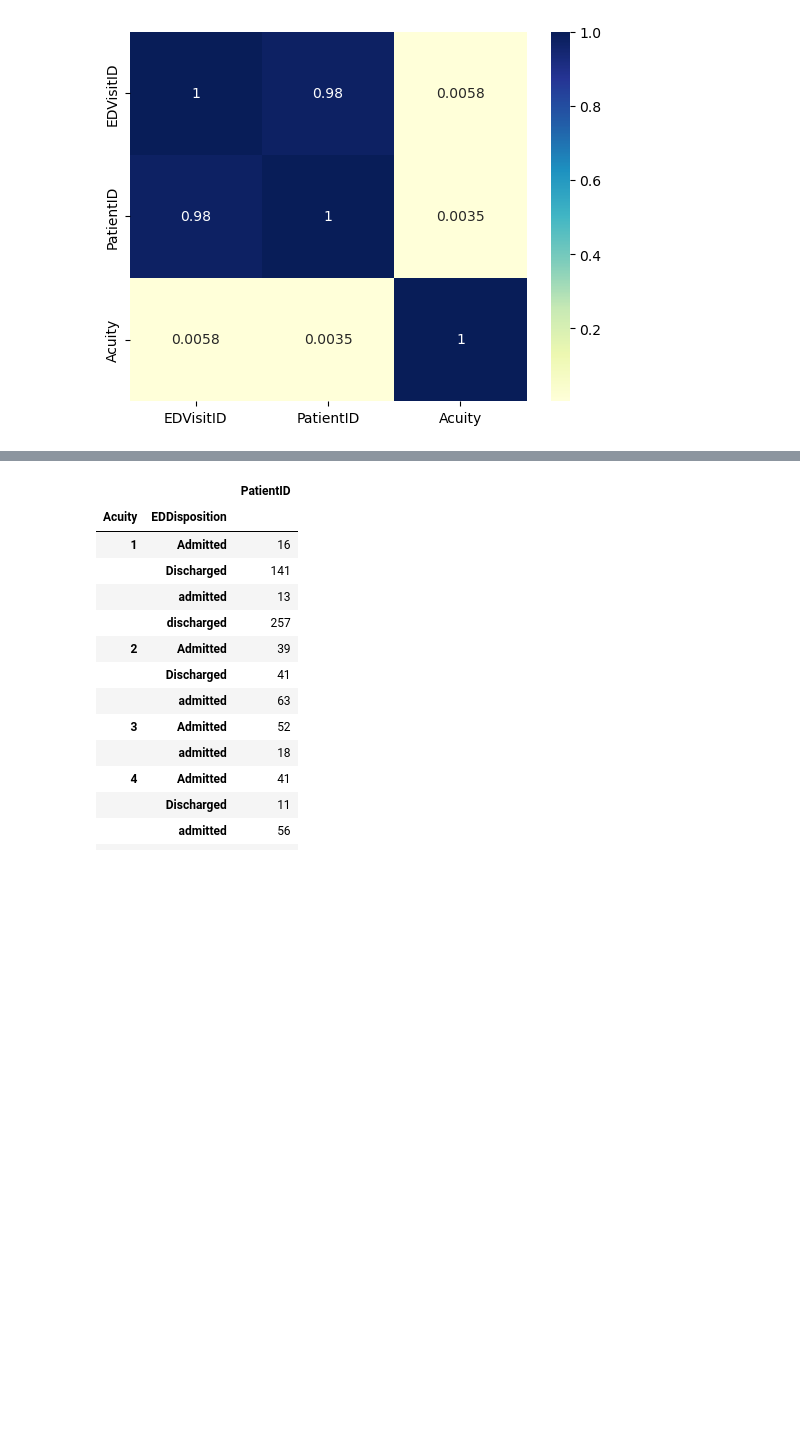
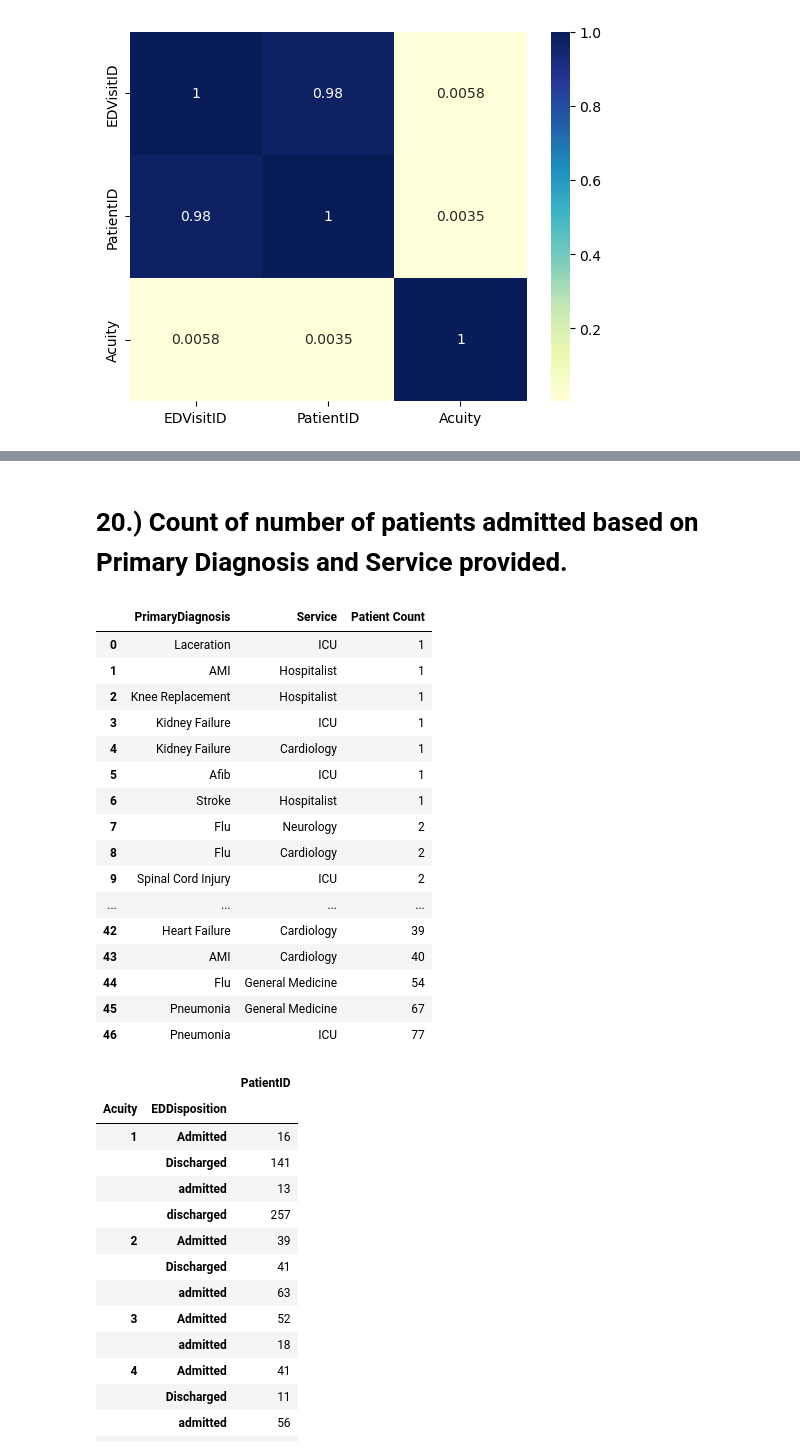
Before and after one commit to fathimadev35/PythonCoders, a Jupyter notebook: PythonCoders-Notebook.ipynb, the cells around one changed output, grey strips where cells are left out. Cells and saved outputs as stored; diff of their text form; code cells hidden in the pictures; blank space fills up the shorter version.

```diff
--- a/PythonCoders-Notebook.ipynb
+++ b/PythonCoders-Notebook.ipynb
@@ -265,3 +472,29 @@ Acuity      0.005813   0.003545  1.000000
+# %% [markdown]
+# 20.) Count of number of patients admitted based on Primary Diagnosis and Service provided.
+# %%
+# Loading Dataset
+df = pd.read_excel('HospitalDatabase.xlsx', sheet_name=3)
+
+# Counting the number of patients
+df[['PrimaryDiagnosis', 'Service']].value_counts(ascending=True).reset_index(name='Patient Count')
+# %% [output]
+|  | PrimaryDiagnosis | Service | Patient Count |
+| 0 | Laceration | ICU | 1 |
+| 1 | AMI | Hospitalist | 1 |
+| 2 | Knee Replacement | Hospitalist | 1 |
+| 3 | Kidney Failure | ICU | 1 |
+| 4 | Kidney Failure | Cardiology | 1 |
+| 5 | Afib | ICU | 1 |
+| 6 | Stroke | Hospitalist | 1 |
+| 7 | Flu | Neurology | 2 |
+| 8 | Flu | Cardiology | 2 |
+| 9 | Spinal Cord Injury | ICU | 2 |
+| ... | ... | ... | ... |
+| 42 | Heart Failure | Cardiology | 39 |
+| 43 | AMI | Cardiology | 40 |
+| 44 | Flu | General Medicine | 54 |
+| 45 | Pneumonia | General Medicine | 67 |
+| 46 | Pneumonia | ICU | 77 |
 # %%
 db_EDuniq = pd.read_excel("HospitalDatabase.xlsx",sheet_name="EDUnique")
 # %%
```
Also changed, not shown: parts of 13 cells of this notebook.
